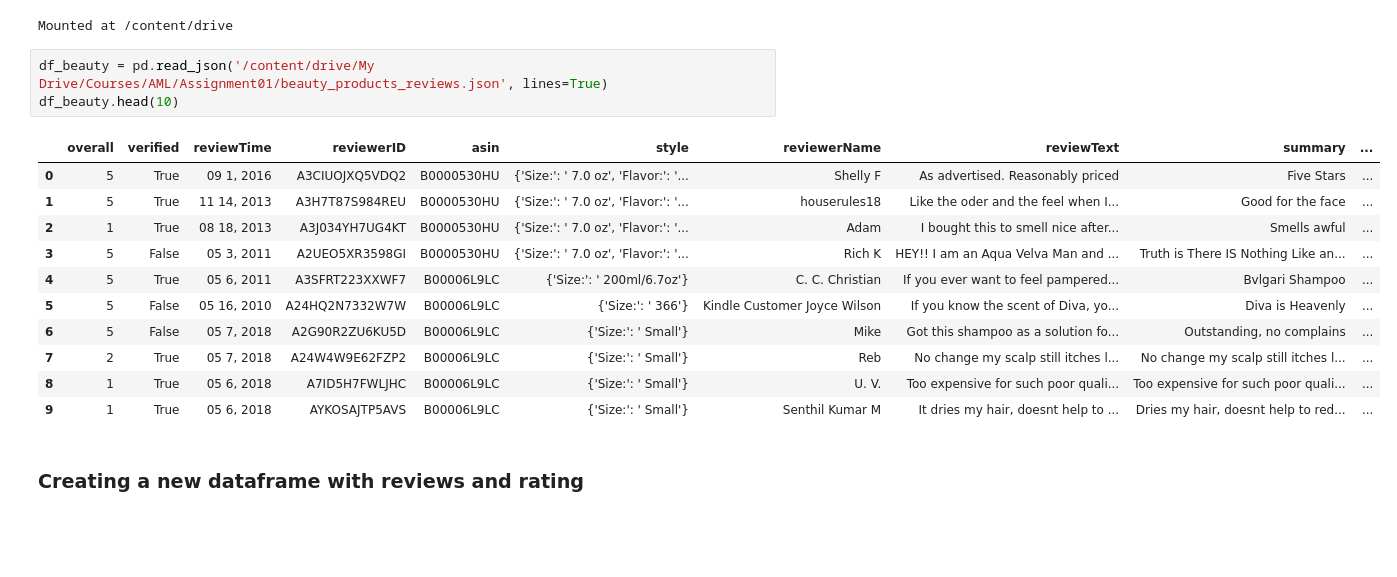
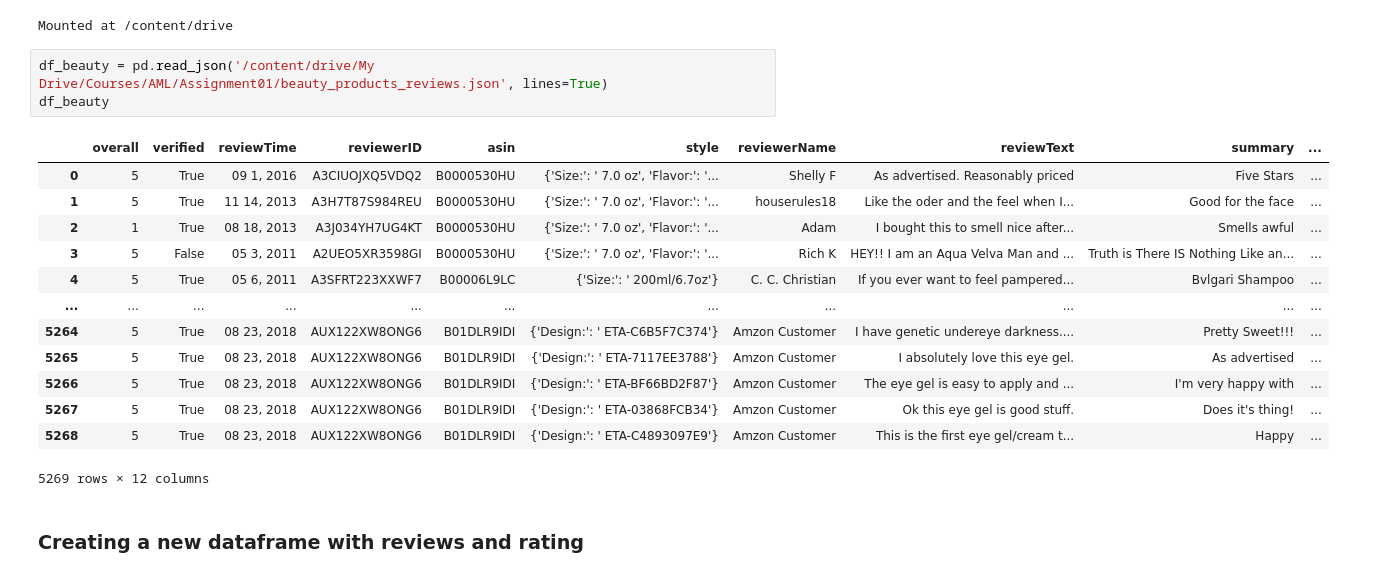
Before and after one commit to kubershahi/ashoka-aml, a Jupyter notebook: assignment01/part3.ipynb, the cells around one changed output. Saved outputs shown, nothing was run; the diff lists cells and outputs as text; blank space fills up the shorter version.

```diff
--- a/assignment01/part3.ipynb
+++ b/assignment01/part3.ipynb
@@ -32,19 +33,21 @@ drive.mount('/content/drive')
 Mounted at /content/drive
 # %%
 df_beauty = pd.read_json('/content/drive/My Drive/Courses/AML/Assignment01/beauty_products_reviews.json', lines=True)
-df_beauty.head(10)
+df_beauty
 # %% [output]
 |  | overall | verified | reviewTime | reviewerID | asin | style | reviewerName | reviewText | summary | ... |
 | 0 | 5 | True | 09 1, 2016 | A3CIUOJXQ5VDQ2 | B0000530HU | {'Size:': ' 7.0 oz', 'Flavor:': '... | Shelly F | As advertised. Reasonably priced | Five Stars | ... |
 | 1 | 5 | True | 11 14, 2013 | A3H7T87S984REU | B0000530HU | {'Size:': ' 7.0 oz', 'Flavor:': '... | houserules18 | Like the oder and the feel when I... | Good for the face | ... |
 | 2 | 1 | True | 08 18, 2013 | A3J034YH7UG4KT | B0000530HU | {'Size:': ' 7.0 oz', 'Flavor:': '... | Adam | I bought this to smell nice after... | Smells awful | ... |
 | 3 | 5 | False | 05 3, 2011 | A2UEO5XR3598GI | B0000530HU | {'Size:': ' 7.0 oz', 'Flavor:': '... | Rich K | HEY!! I am an Aqua Velva Man and ... | Truth is There IS Nothing Like an... | ... |
 | 4 | 5 | True | 05 6, 2011 | A3SFRT223XXWF7 | B00006L9LC | {'Size:': ' 200ml/6.7oz'} | C. C. Christian | If you ever want to feel pampered... | Bvlgari Shampoo | ... |
-| 5 | 5 | False | 05 16, 2010 | A24HQ2N7332W7W | B00006L9LC | {'Size:': ' 366'} | Kindle Customer Joyce Wilson | If you know the scent of Diva, yo... | Diva is Heavenly | ... |
-| 6 | 5 | False | 05 7, 2018 | A2G90R2ZU6KU5D | B00006L9LC | {'Size:': ' Small'} | Mike | Got this shampoo as a solution fo... | Outstanding, no complains | ... |
-| 7 | 2 | True | 05 7, 2018 | A24W4W9E62FZP2 | B00006L9LC | {'Size:': ' Small'} | Reb | No change my scalp still itches l... | No change my scalp still itches l... | ... |
-| 8 | 1 | True | 05 6, 2018 | A7ID5H7FWLJHC | B00006L9LC | {'Size:': ' Small'} | U. V. | Too expensive for such poor quali... | Too expensive for such poor quali... | ... |
-| 9 | 1 | True | 05 6, 2018 | AYKOSAJTP5AVS | B00006L9LC | {'Size:': ' Small'} | Senthil Kumar M | It dries my hair, doesnt help to ... | Dries my hair, doesnt help to red... | ... |
+| ... | ... | ... | ... | ... | ... | ... | ... | ... | ... | ... |
+| 5264 | 5 | True | 08 23, 2018 | AUX122XW8ONG6 | B01DLR9IDI | {'Design:': ' ETA-C6B5F7C374'} | Amzon Customer | I have genetic undereye darkness.... | Pretty Sweet!!! | ... |
+| 5265 | 5 | True | 08 23, 2018 | AUX122XW8ONG6 | B01DLR9IDI | {'Design:': ' ETA-7117EE3788'} | Amzon Customer | I absolutely love this eye gel. | As advertised | ... |
+| 5266 | 5 | True | 08 23, 2018 | AUX122XW8ONG6 | B01DLR9IDI | {'Design:': ' ETA-BF66BD2F87'} | Amzon Customer | The eye gel is easy to apply and ... | I'm very happy with | ... |
+| 5267 | 5 | True | 08 23, 2018 | AUX122XW8ONG6 | B01DLR9IDI | {'Design:': ' ETA-03868FCB34'} | Amzon Customer | Ok this eye gel is good stuff. | Does it's thing! | ... |
+| 5268 | 5 | True | 08 23, 2018 | AUX122XW8ONG6 | B01DLR9IDI | {'Design:': ' ETA-C4893097E9'} | Amzon Customer | This is the first eye gel/cream t... | Happy | ... |
+5269 rows × 12 columns
 # %% [markdown]
 ### Creating a new dataframe with reviews and rating
 # %%
```
Also changed, not shown: parts of 31 cells of this notebook.
